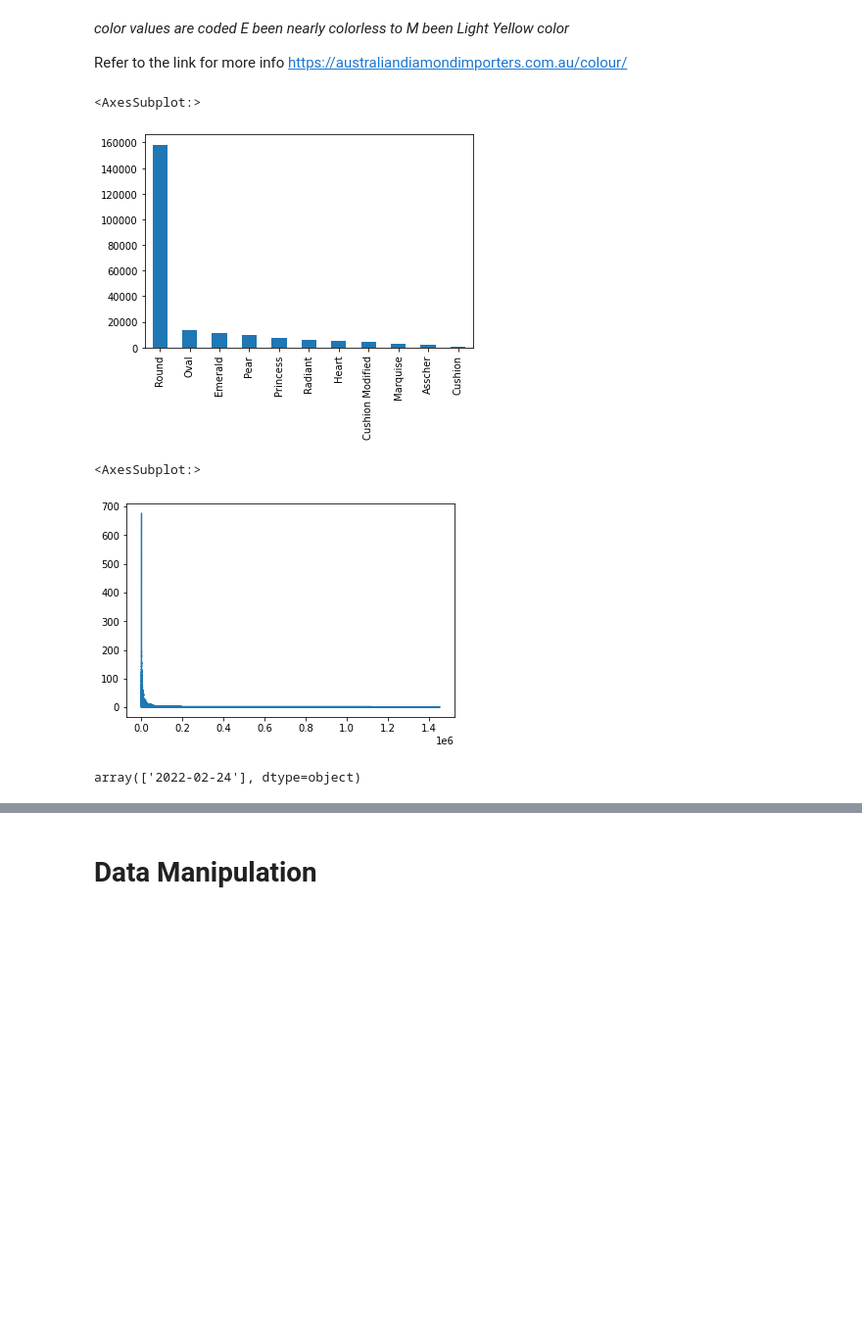
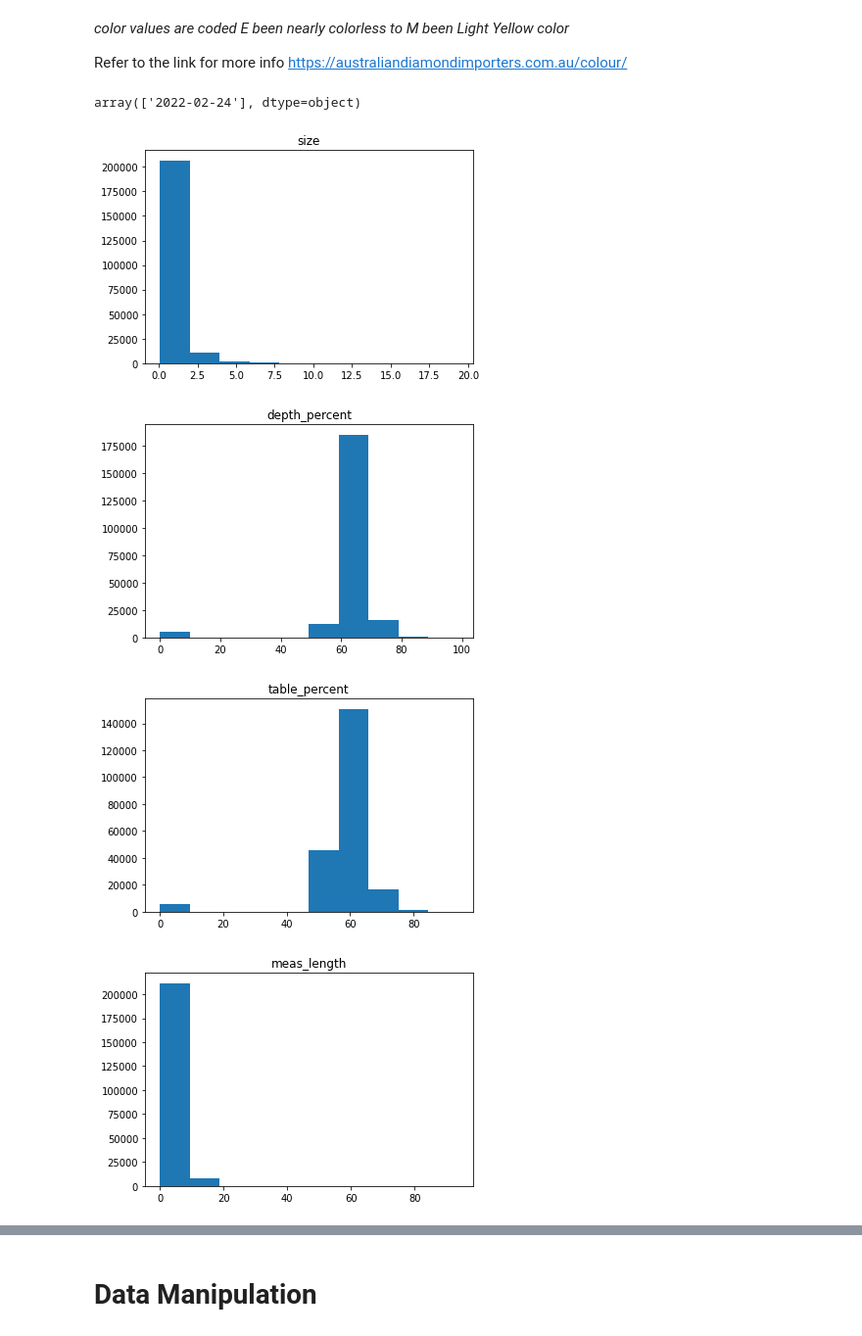
Before and after one commit to jmajurel/ml, a Jupyter notebook: diamonds_project.ipynb, the cells around one changed output, grey strips where cells are left out. Shown at 98% size. Saved outputs shown, nothing was run; the diff lists cells and outputs as text; code cells hidden in the pictures; blank space fills up the shorter version.

```diff
--- a/diamonds_project.ipynb
+++ b/diamonds_project.ipynb
@@ -142,17 +155,17 @@ df['color'].value_counts().plot(kind='bar')
 *color values are coded E been nearly colorless to M been Light Yellow color*
 
 Refer to the link for more info https://australiandiamondimporters.com.au/colour/
-# %%
-df['shape'].value_counts().plot(kind='bar')
-# %% [output]
-<AxesSubplot:>
-[figure, removed]
-# %%
-df['total_sales_price'].value_counts().plot()
-# %% [output]
-<AxesSubplot:>
-[figure, removed]
 # %%
 df['date'].unique()
 # %% [output]
 array(['2022-02-24'], dtype=object)
+# %%
+for name in nb_columns:
+    plt.hist(df[name])
+    plt.title(name)
+    plt.show()
+# %% [output]
+[figure, added]
+[figure, added]
+[figure, added]
+[figure, added]
```
Also changed, not shown: parts of 13 cells of this notebook.
